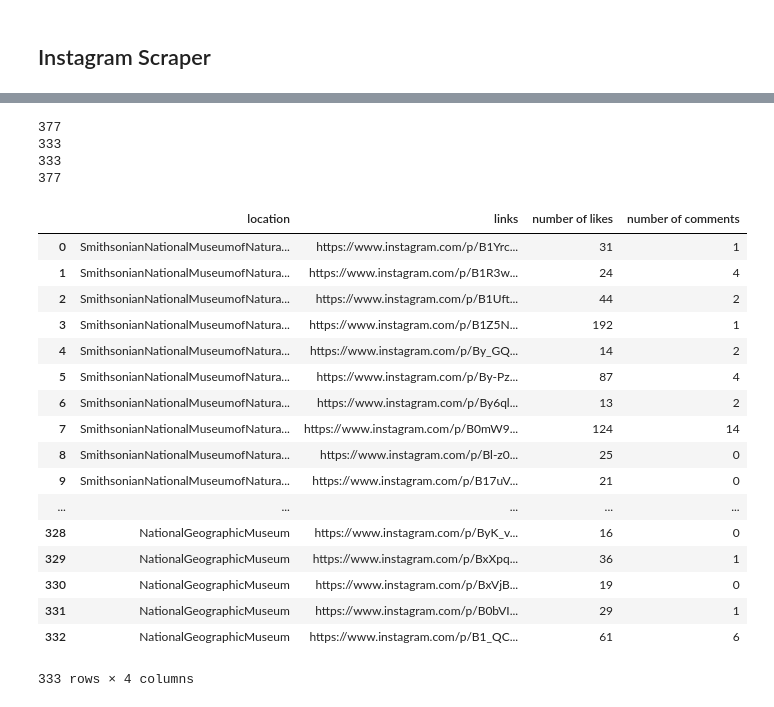
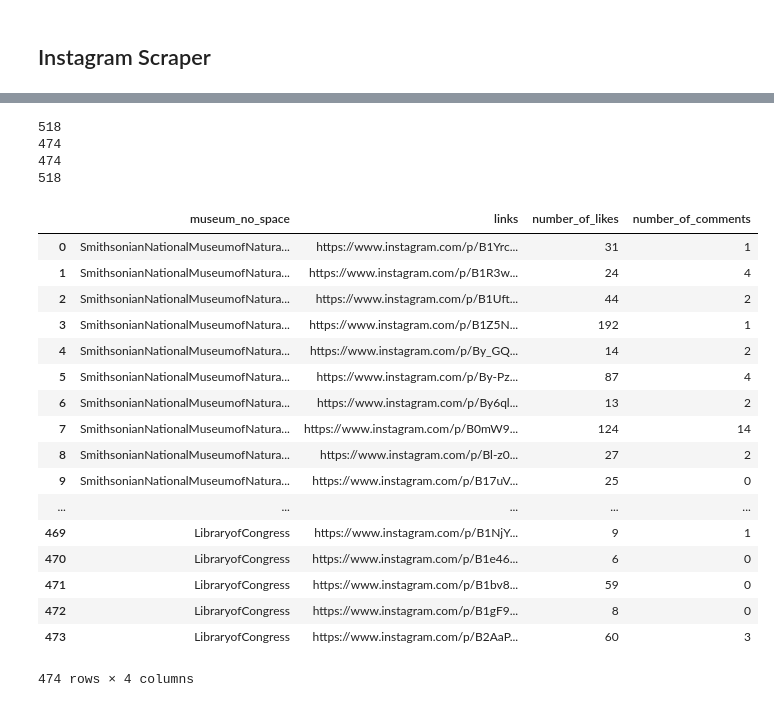
Before and after one commit to sno90/ETL-Project, a Jupyter notebook: scrape_instagram.ipynb, the cells around one changed output, grey strips where cells are left out. Drawn from its saved outputs; the diff is of its cells as text; code cells hidden in the pictures.

```diff
--- a/scrape_instagram.ipynb
+++ b/scrape_instagram.ipynb
@@ -36,26 +41,0 @@ yelp_museum_df[['museum names', 'museum names no space', 'museum ratings', 'numb
-# %%
-# get each individual instagram url
-hashtags = yelp_museum_df['museum names no space']
-browser = webdriver.Chrome('PATH\TO\DRIVER')
-
-# create empty lists to append later
-links = []
-locations = []
-
-# loop through each of the hashtags
-for hashtag in hashtags:
-    browser.get('https://www.instagram.com/explore/tags/' + hashtag)
-
-    # parse html source
-    source = browser.page_source
-    data = bs(source, 'html.parser')
-    body = data.find('body')
-    script = body.find('span')
-
-    # loop through the links and generate the unique url for each ig post
-    for link in script.findAll('a'):
-        if re.match("/p", link.get('href')):
-            links.append('https://www.instagram.com' + link.get('href'))
-            locations.append(hashtag)
-
-    Pagelength = browser.execute_script("window.scrollTo(0, document.body.scrollHeight);")
@@ -94,20 +100,20 @@ print(len(num_likes))
 print(len(num_comments))
 print(len(locations))
 # %% [output]
-377
-333
-333
-377
+518
+474
+474
+518
 # %%
-insta_df = pd.DataFrame({'location': locations[0:333],
-                         'links': links[0:333],
-                         'number of likes': num_likes,
-                         'number of comments': num_comments
+insta_df = pd.DataFrame({'museum_no_spac': locations[0:474],
+                         'links': links[0:474],
+                         'number_of_likes': num_likes,
+                         'number_of_comments': num_comments
                         })
 
 insta_df
 # %% [output]
-|  | location | links | number of likes | number of comments |
+|  | museum_no_space | links | number_of_likes | number_of_comments |
 | 0 | SmithsonianNationalMuseumofNatura... | https://www.instagram.com/p/B1Yrc... | 31 | 1 |
 | 1 | SmithsonianNationalMuseumofNatura... | https://www.instagram.com/p/B1R3w... | 24 | 4 |
 | 2 | SmithsonianNationalMuseumofNatura... | https://www.instagram.com/p/B1Uft... | 44 | 2 |
@@ -116,15 +122,15 @@ insta_df
 | 5 | SmithsonianNationalMuseumofNatura... | https://www.instagram.com/p/By-Pz... | 87 | 4 |
 | 6 | SmithsonianNationalMuseumofNatura... | https://www.instagram.com/p/By6ql... | 13 | 2 |
 | 7 | SmithsonianNationalMuseumofNatura... | https://www.instagram.com/p/B0mW9... | 124 | 14 |
-| 8 | SmithsonianNationalMuseumofNatura... | https://www.instagram.com/p/Bl-z0... | 25 | 0 |
-| 9 | SmithsonianNationalMuseumofNatura... | https://www.instagram.com/p/B17uV... | 21 | 0 |
+| 8 | SmithsonianNationalMuseumofNatura... | https://www.instagram.com/p/Bl-z0... | 27 | 2 |
+| 9 | SmithsonianNationalMuseumofNatura... | https://www.instagram.com/p/B17uV... | 25 | 0 |
 | ... | ... | ... | ... | ... |
-| 328 | NationalGeographicMuseum | https://www.instagram.com/p/ByK_v... | 16 | 0 |
-| 329 | NationalGeographicMuseum | https://www.instagram.com/p/BxXpq... | 36 | 1 |
-| 330 | NationalGeographicMuseum | https://www.instagram.com/p/BxVjB... | 19 | 0 |
-| 331 | NationalGeographicMuseum | https://www.instagram.com/p/B0bVI... | 29 | 1 |
-| 332 | NationalGeographicMuseum | https://www.instagram.com/p/B1_QC... | 61 | 6 |
+| 469 | LibraryofCongress | https://www.instagram.com/p/B1NjY... | 9 | 1 |
+| 470 | LibraryofCongress | https://www.instagram.com/p/B1e46... | 6 | 0 |
+| 471 | LibraryofCongress | https://www.instagram.com/p/B1bv8... | 59 | 0 |
+| 472 | LibraryofCongress | https://www.instagram.com/p/B1gF9... | 8 | 0 |
+| 473 | LibraryofCongress | https://www.instagram.com/p/B2AaP... | 60 | 3 |
-333 rows × 4 columns
+474 rows × 4 columns
 # %%
 # export df as a csv file
 insta_df.to_csv(r'ig_data.csv')
```
Also changed, not shown: parts of 3 cells of this notebook, 4 other files.
